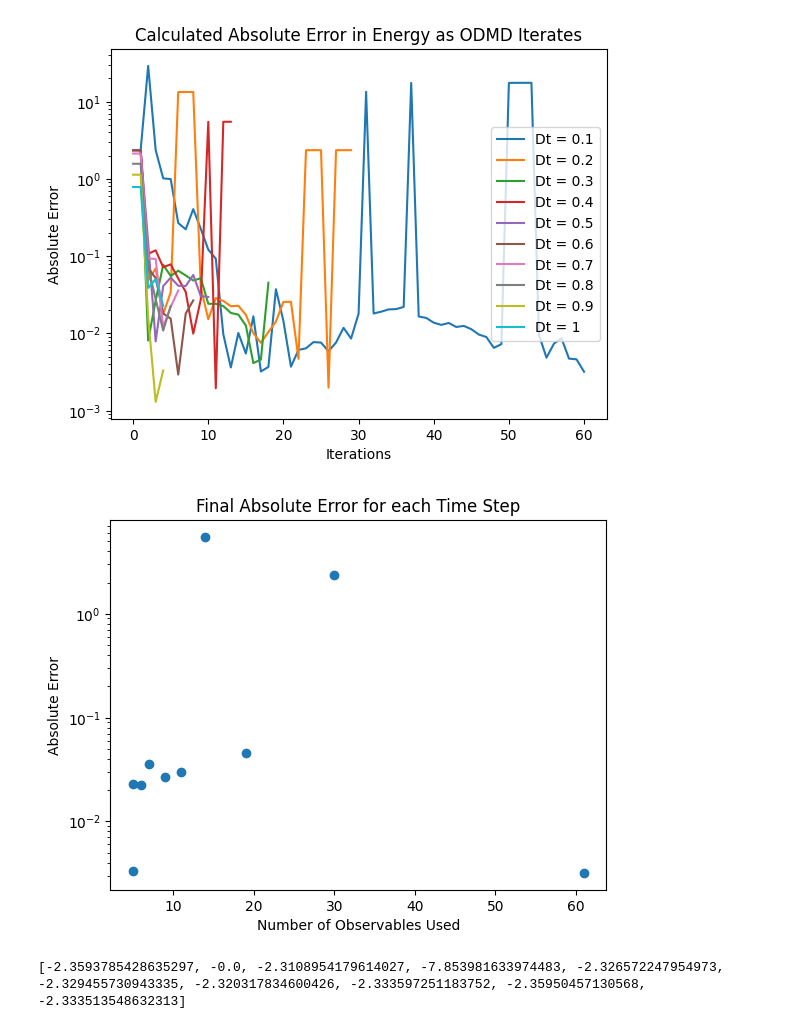
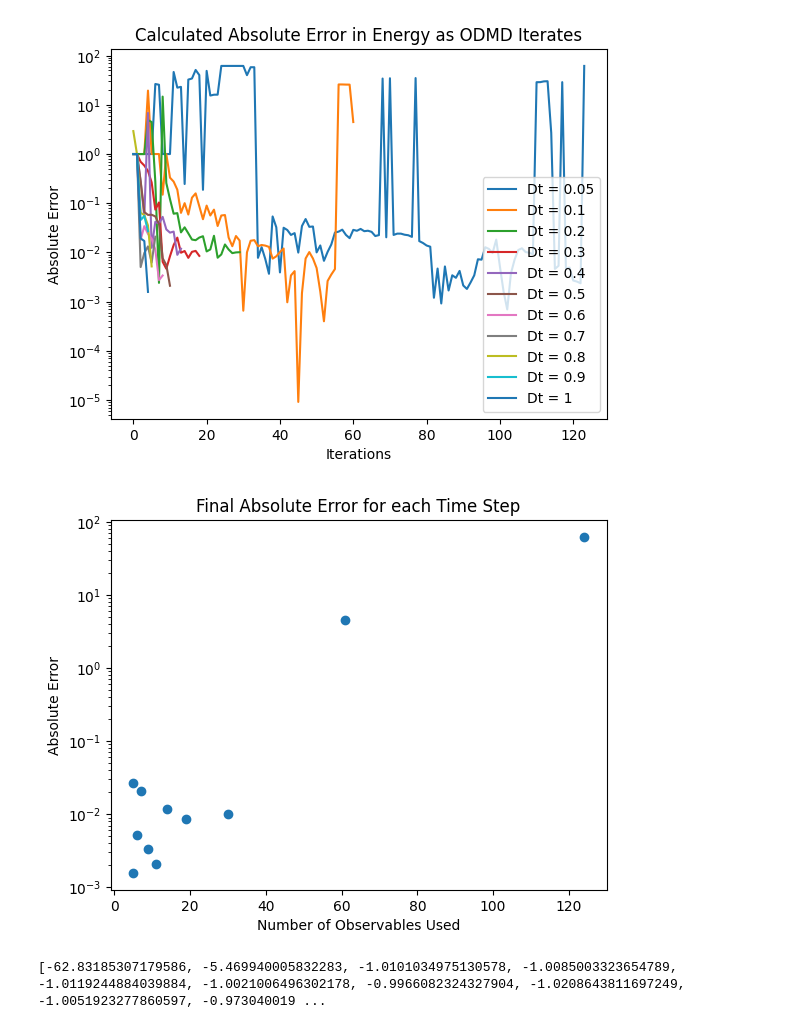
Before and after one commit to Quantum-Linear-Algebra/ODMD, a Jupyter notebook: ODMD.ipynb, the cells around one changed output. Saved outputs shown, nothing was run; the diff lists cells and outputs as text; code cells hidden in the pictures.

```diff
--- a/ODMD.ipynb
+++ b/ODMD.ipynb
@@ -108,14 +133,25 @@ def calculate_re(counts, shots):
 # %%
 '''
-ham: system hamiltonian
+particles: number of particles
 Dt: time step
 K: maximum number of iterations
 backend: system to transpile circuits for
+method: the method for creating the unitary operator; either QISKIT or F3C
 '''
-def generate_s_k(ham, Dt, K, g=0, shots=100):
+def generate_s_k(particles, Dt, K, g=0, shots=100, method = 'F3C'):
+    assert(method[0].upper() == 'Q' or method[0].upper() == 'F')
     s_k = []
+    if method[0].upper() == 'Q':
+        ham = create_hamiltonian(particles, g)
+    if method[0].upper() == 'F':
+        gates = generate_TFIM_gates(particles, K, Dt, g, '../f3cpp')
     for i in range(K):
-        s_k.append(hadamard_test(ham, i*Dt, g=g, shots = shots))
+        if method[0].upper() == 'Q':
+            mat = expm(1j*ham*Dt*i)
+            controlled_U = UnitaryGate(mat).control(annotated="yes")
+        if method[0].upper() == 'F':
+            controlled_U = gates[i]
+        s_k.append(hadamard_test(controlled_U, g=g, shots = shots))
     return s_k
 
 '''
@@ -123,11 +159,21 @@ ham: system hamiltonian
 Dt: time step
 K: maximum number of iterations
 backend: system to transpile circuits for
+method: the method for creating the unitary operator; either QISKIT or F3C
 '''
-def transpile_s_k(ham, Dt, K, backend, g=0):
+def transpile_s_k(particles, Dt, K, backend, g=0, method = 'F3C'):
     trans_qcs = []
+    if method[0].upper() == 'Q':
+        ham = create_hamiltonian(particles, g)
+    if method[0].upper() == 'F':
+        gates = generate_TFIM_gates(particles, K, Dt, g, '../f3cpp')
     for i in range(K):
-        trans_qcs.append(create_hadamard_test(ham, i*Dt, backend, g=g))
+        if method[0].upper() == 'Q':
+            mat = expm(1j*ham*Dt*i)
+            controlled_U = UnitaryGate(mat).control(annotated="yes")
+        if method[0].upper() == 'F':
+            controlled_U = gates[i]
+        trans_qcs.append(create_hadamard_test(controlled_U, backend, g=g))
     return trans_qcs
 
 
@@ -214,7 +260,7 @@ def ODMD(s_k, Dt, noise_threshold, alpha = 1/2, est_E_0s = [], show_steps = Fals
 # SYSTEM PARAMETERS
 particles          = 2
 g                  = 4 # magnetic field strength
-time_steps         = [.1,.2,.3,.4,.5,.6,.7,.8,.9,1] # time steps to test use with ODMD
+time_steps         = [.05,.1,.2,.3,.4,.5,.6,.7,.8,.9,1] # time steps to test use with ODMD
 Ks                 = [2*int(2*pi/time_step)+1 for time_step in time_steps]
 noise_threshold    = 0.01
 shots              = 100
@@ -223,7 +269,7 @@ shots              = 100
 computation_type   = 'S'
 
 # data_source OPTIONS: Generation (Only useable with Simulation), Files, Job (Only Usable with Hardware)
-data_source        = 'F'
+data_source        = 'G'
 # %%
 # parameter checking (if theres an error change system parameters)
 assert(computation_type[0].upper() == 'S' or computation_type[0].upper() == 'H')
@@ -241,7 +287,7 @@ else:
     backend = AerSimulator()
 sampler = Sampler(backend)
 # %%
-Ham = create_hamiltonian(particles, g)
+# Ham = create_hamiltonian(particles, g)
 s_ks = {}
 
 # save data when using files
@@ -261,7 +307,7 @@ if data_source[0].upper() == 'F':
         filename = "Transpiled_Circuits/sys="+computation_type[0].upper()+"_n="+str(particles)+"_g="+str(g)+"_Dt="+str(time_step)+".qpy"
         if empty(filename):
             print("Creating file for Dt =", time_step)
-            trans_qcs = transpile_s_k(Ham, time_step, K, backend, g=g)
+            trans_qcs = transpile_s_k(particles, time_step, K, backend, g=g, method='Q')
             with open(filename, "wb") as file:
                 qpy.dump(trans_qcs, file)
         else:
@@ -297,7 +343,7 @@ for i in range(len(time_steps)):
     if data_source[0].upper() == 'G':
         print("Generating Data for Dt =", time_step)
         K = Ks[i]
-        s_ks[time_step] = generate_s_k(Ham, time_step, K, shots = shots)
+        s_ks[time_step] = generate_s_k(particles, time_step, K, shots = shots, method='F')
     else:
         print("Calculating s_k for time step:", time_step)
         start = sum(Ks[0:i])
@@ -360,29 +404,29 @@ Calculated Energy: -2.333513548632313
 # %%
-real_E_0 = -abs(np.linalg.eigvals(Ham)[0].real)
+real_E_0 = -1 # -abs(np.linalg.eigvals(create_hamiltonian(particles, g))[0].real)
 for i in range(len(trials)):
     err = [abs(w-real_E_0) for w in trials[i]]
     # plt.plot(np.arange(0, 2*pi, time_steps[i])[0:len(trials[i])], err, label = 'Dt = '+str(time_steps[i]))
     plt.plot(err, label = 'Dt = '+str(time_steps[i]))
 plt.title("Calculated Absolute Error in Energy as ODMD Iterates")
 plt.ylabel("Absolute Error")
 plt.xlabel("Iterations")
 plt.legend()
 # plt.ylim([0,.5])
 plt.yscale('log')
 plt.savefig("Graphs/"+computation_type[0].upper()+"_Absolute_Error_in_Energy.png")
 plt.show()
 
 plt.title("Final Absolute Error for each Time Step")
 plt.xlabel("Number of Observables Used")
 plt.ylabel("Absolute Error")
 plt.yscale('log')
 observables = [len(w) for w in trials]
 plt.scatter(observables, [abs(real_E_0-i) for i in results])
 # plt.ylim([-abs(np.linalg.eigvals(Ham)[0].real)+.5,-abs(np.linalg.eigvals(Ham)[0].real)-.5])
 plt.savefig("Graphs/"+computation_type[0].upper()+"_Final_Absolute_Error_Time_Step.png")
 plt.show()
 print(results)
 # %% [output]
-[figure, old version]
+[figure, new version]
-[figure, old version]
+[figure, new version]
-[-2.3593785428635297, -0.0, -2.3108954179614027, -7.853981633974483, -2.326572247954973, -2.329455730943335, -2.320317834600426, -2.333597251183752, -2.35950457130568, -2.333513548632313]
+[-62.83185307179586, -5.469940005832283, -1.0101034975130578, -1.0085003323654789, -1.0119244884039884, -1.0021006496302178, -0.9966082324327904, -1.0208643811697249, -1.0051923277860597, -0.973040019 ...
```
Also changed, not shown: parts of 6 cells of this notebook.
